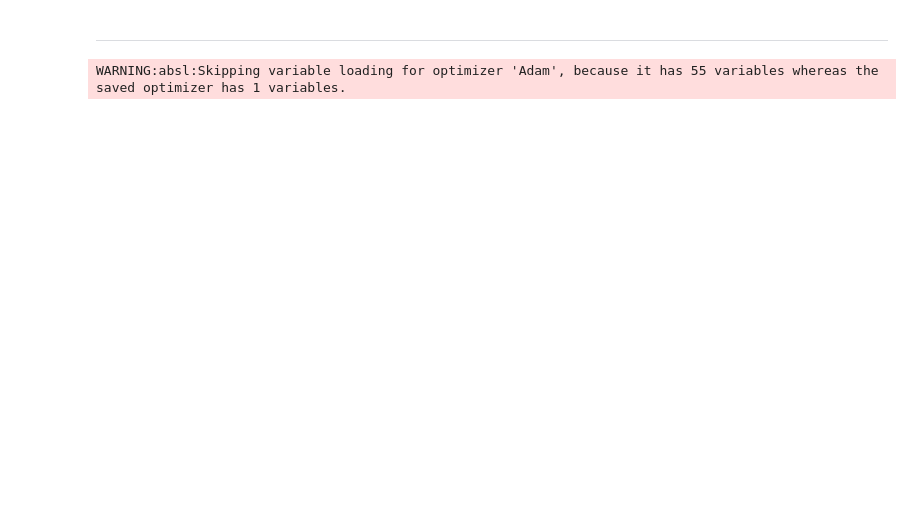
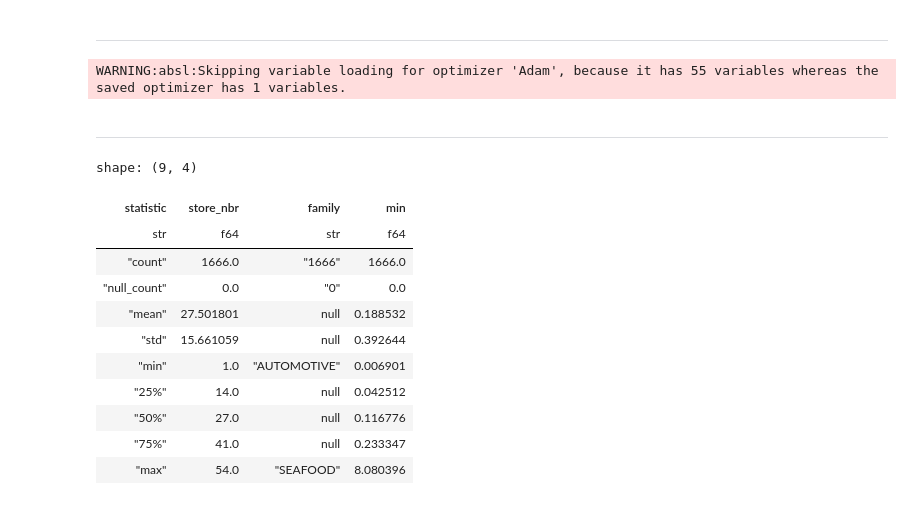
Before and after one commit to joachxm/kaggle, a Jupyter notebook: store-sales/store-sales.ipynb, the cells around one changed output. Cells and saved outputs as stored; diff of their text form; code cells hidden in the pictures; blank space fills up the shorter version.

```diff
--- a/store-sales/store-sales.ipynb
+++ b/store-sales/store-sales.ipynb
@@ -916,13 +901,21 @@ shape: (7, 2)
+# %%
+# compute statistics for our DENS model
+
+model = tf.keras.models.load_model("models/DENS-416.keras")
+dense_loss_df = (
+    compute_losses(model, dataframes.keys(), 64)
+    .transpose()
+    .rename({"column_0": "DENS-416-64"})
+)
 # %%
 model = tf.keras.models.load_model("models/LSTM-432.keras")
 # %% [output]
 WARNING:absl:Skipping variable loading for optimizer 'Adam', because it has 55 variables whereas the saved optimizer has 1 variables.
 # %%
+# compute the losses for the LSTM model using various input lengths
 loss_df = pl.DataFrame(
     {
-        str(x): compute_losses(model, dataframes.keys(), x)
-        .transpose()
-        .rename({"column_0": str(x)})[str(x)]
+        f"{model.name}-{x}": compute_losses(model, dataframes.keys(), x).transpose()
         for x in (32, 64, 96, 128)
     }
 )
@@ -931,5 +924,5 @@ loss_df = pl.DataFrame(
 loss_df.insert_column(0, pl.Series("store_nbr", [key[0] for key in dataframes.keys()]))
 loss_df.insert_column(1, pl.Series("family", [key[1] for key in dataframes.keys()]))
 
-# plot the result as boxplots
-px.box(loss_df, y=loss_df.columns[2:], log_y=True)
+# add the DENS losses to the dataframe
+loss_df = pl.concat([loss_df, dense_loss_df], how="horizontal")
@@ -935,0 +965,26 @@ px.box(loss_df, y=loss_df.columns[2:], log_y=True)
+# %% [markdown]
+---
+# %%
+# NOTE To get an idea of what we can expect if we choose the best model per key
+
+
+min_loss_df = (
+    pl.DataFrame(loss_df.drop(["store_nbr", "family"]).min_horizontal())
+    .insert_column(0, loss_df["store_nbr"])
+    .insert_column(1, loss_df["family"])
+)
+
+min_loss_df.describe()
+# %% [output]
+shape: (9, 4)
+| statistic | store_nbr | family | min |
+| str | f64 | str | f64 |
+| "count" | 1666.0 | "1666" | 1666.0 |
+| "null_count" | 0.0 | "0" | 0.0 |
+| "mean" | 27.501801 | null | 0.188532 |
+| "std" | 15.661059 | null | 0.392644 |
+| "min" | 1.0 | "AUTOMOTIVE" | 0.006901 |
+| "25%" | 14.0 | null | 0.042512 |
+| "50%" | 27.0 | null | 0.116776 |
+| "75%" | 41.0 | null | 0.233347 |
+| "max" | 54.0 | "SEAFOOD" | 8.080396 |
```
Also changed, not shown: parts of 7 cells of this notebook.
